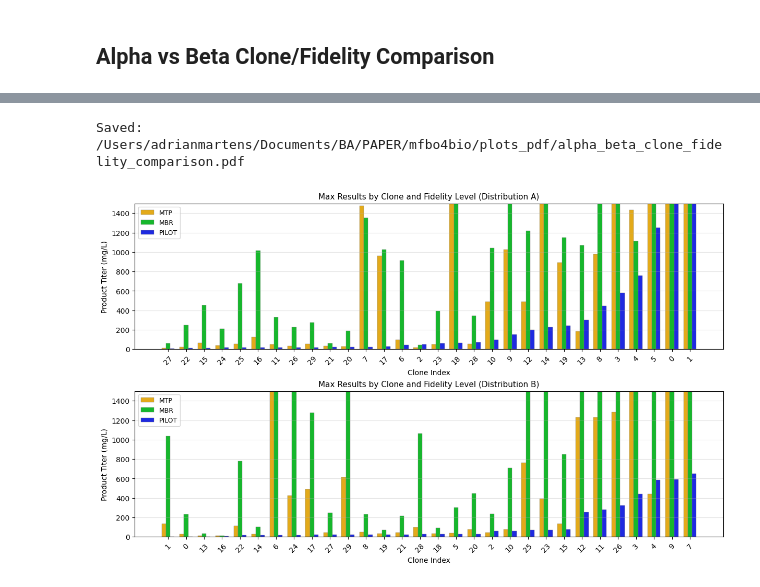
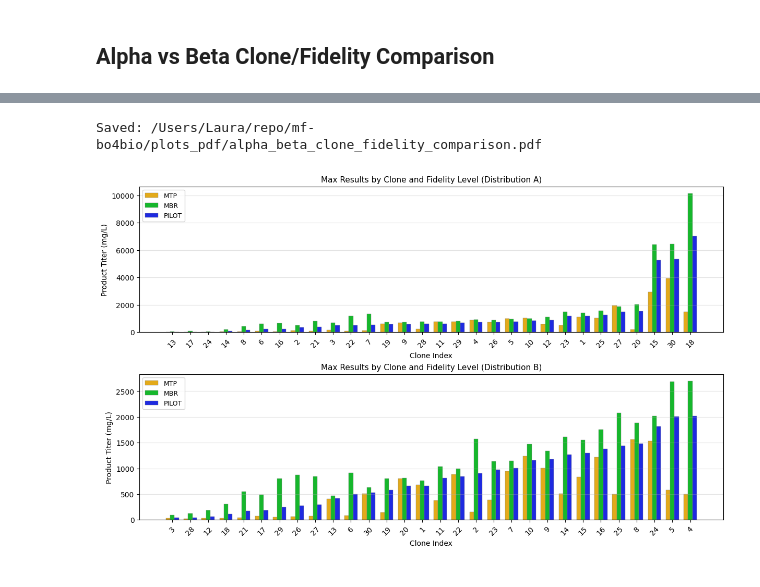
Before and after one commit to adrian-martens/mf-bo4bio, a Jupyter notebook: notebooks/clone_distribution_plot.ipynb, the cells around one changed output, grey strips where cells are left out. Drawn from its saved outputs; the diff is of its cells as text; code cells hidden in the pictures.

```diff
--- a/notebooks/clone_distribution_plot.ipynb
+++ b/notebooks/clone_distribution_plot.ipynb
@@ -105,5 +8,6 @@ Saved nicely formatted process_parameters to '/var/folders/7m/z4zzcyjd7bqdqcv5y_
 # %%
 from collections import defaultdict
+from pathlib import Path
 
 import matplotlib.pyplot as plt
 import numpy as np
@@ -114,10 +18,10 @@ from mfbo4bio.results import project_root
 from mfbo4bio.utils import sampling
 
 SEED = 12
-NUM_SAMPLES = 1000
+NUM_SAMPLES = 6000
 FEEDING_MAX = 50
 FIDELITY_LEVELS = [0, 7, 10]
-FIDELITY_DISTRIBUTION = {0: 0.4, 7: 0.4, 10: 0.2}
+FIDELITY_DISTRIBUTION = {0: 0.33, 7: 0.33, 10: 0.33}
 COLORS = {0: "#E3AA1A", 7: "#16B72C", 10: "#1E2AE0"}
 LABELS = {0: "MTP", 7: "MBR", 10: "PILOT"}
 SAVE_PDF = True
@@ -184,7 +88,7 @@ def _simulate_distribution(dist_name: str):
 def _max_by_clone_and_fidelity(inputs_np: np.ndarray, outputs_np: np.ndarray):
     grouped = defaultdict(list)
     for x, y in zip(inputs_np, outputs_np):
-        clone = int(x[6])
+        clone = int(x[6]) + 1 #convert 0-index back to celltype_1 naming
         fidelity = int(x[5])
         grouped[(clone, fidelity)].append(float(y))
 
@@ -224,8 +128,8 @@ def _plot_distribution(ax, dist_name: str, sorted_clones, maxima):
     label_suffix = "A" if dist_name == "alpha" else "B"
 
     max_value = max(max(maxima[fidelity]) for fidelity in FIDELITY_LEVELS)
-    if max_value > 400:
-        ax.set_ylim(0, 1500)
+    # if max_value > 400:
+    #     ax.set_ylim(0, 2200)
 
     ax.set_title(
         f"Max Results by Clone and Fidelity Level "
@@ -233,32 +137,32 @@ def _plot_distribution(ax, dist_name: str, sorted_clones, maxima):
         fontsize=11,
     )
     ax.set_ylabel("Product Titer (mg/L)")
     ax.set_xticks(x)
     ax.set_xticklabels(sorted_clones, rotation=45)
     ax.set_xlabel("Clone Index")
     ax.grid(axis="y", alpha=0.35)
     ax.legend(loc="upper left", fontsize=9)
 
 
 alpha_inputs, alpha_outputs = _simulate_distribution("alpha")
 beta_inputs, beta_outputs = _simulate_distribution("beta")
 
 alpha_sorted_clones, alpha_maxima = _max_by_clone_and_fidelity(
     alpha_inputs, alpha_outputs
 )
 beta_sorted_clones, beta_maxima = _max_by_clone_and_fidelity(beta_inputs, beta_outputs)
 
 fig, axes = plt.subplots(2, 1, figsize=(12, 7.2), constrained_layout=True)
 _plot_distribution(axes[0], "alpha", alpha_sorted_clones, alpha_maxima)
 _plot_distribution(axes[1], "beta", beta_sorted_clones, beta_maxima)
 
 if SAVE_PDF:
     PDF_DIR.mkdir(parents=True, exist_ok=True)
     out_path = Path(PDF_DIR) / PDF_NAME
     fig.savefig(out_path, format="pdf", bbox_inches="tight")
     print(f"Saved: {out_path}")
 
 plt.show()
 # %% [output]
-Saved: /Users/adrianmartens/Documents/BA/PAPER/mfbo4bio/plots_pdf/alpha_beta_clone_fidelity_comparison.pdf
+Saved: /Users/Laura/repo/mf-bo4bio/plots_pdf/alpha_beta_clone_fidelity_comparison.pdf
-[figure, old version]
+[figure, new version]
```
Also changed, not shown: parts of 5 cells of this notebook, 1 other file.
